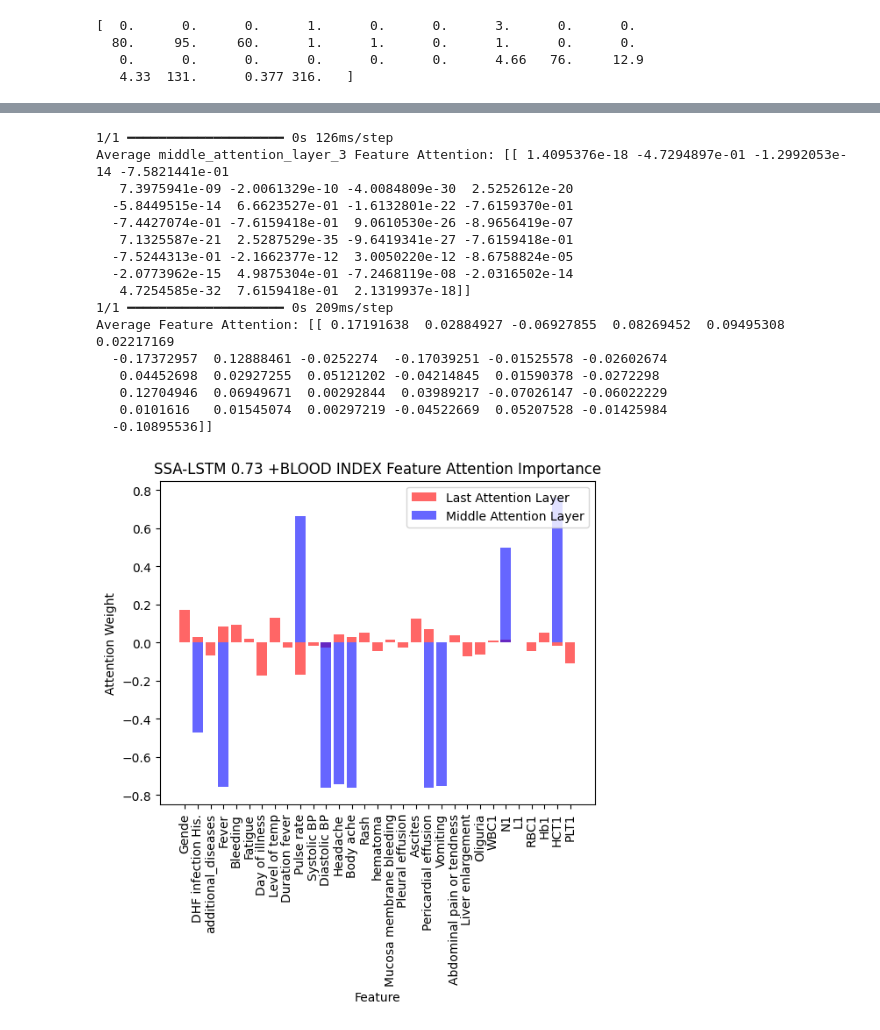
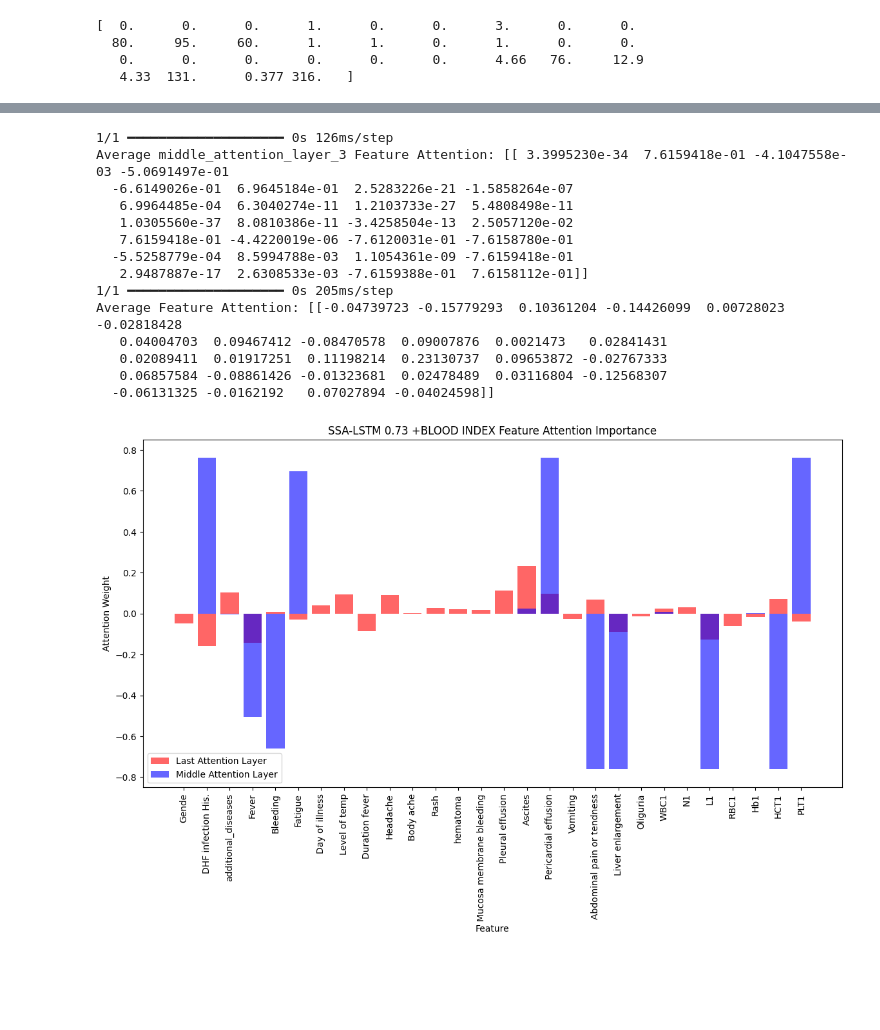
Before and after one commit to khnam-ng/SevereDengueFever, a Jupyter notebook: notebooks/LSTM.ipynb, the cells around one changed output, grey strips where cells are left out. Drawn from its saved outputs; the diff is of its cells as text; code cells hidden in the pictures; blank space fills up the shorter version.

Commit message:
create(plotter): should contains only plots

```diff
--- a/notebooks/LSTM.ipynb
+++ b/notebooks/LSTM.ipynb
@@ -962,7 +962,7 @@ print(df_set.shape)
 # %%
 day_array = []
 indx = ['WBC','N','L','RBC','Hb','HCT','PLT','MPV ']
-for i in range(df_set.shape[0]):
+for i in range(1,10):
     day = df_set.loc[i, 'Day of illness']
     for j in range(len(indx)):
         df_col = indx[j] + str(day)
@@ -1535,13 +1529,13 @@ def create_lstm_with_attention(input_shape, dropout_rate=0.2):
     x = BatchNormalization()(inputs)
     # print("x shape after BatchNormalization:", x.shape)  # Debugging line to check input shape
     # LSTM layer
-    x = LSTM(31, return_sequences=True)(x)
+    x = LSTM(28, return_sequences=True)(x)
     x = SpatialDropout1D(dropout_rate)(x)
 
     # Attention layer
     x = middleAttentionLayer()(x)
 
-    x = LSTM(31, return_sequences=True)(x)
+    x = LSTM(28, return_sequences=True)(x)
     x = SpatialDropout1D(dropout_rate)(x)
     x = AttentionLayer()(x)
 
@@ -1725,59 +1719,57 @@ weighted avg       0.81      0.80      0.80        82
 # %%
 # Example input: (1 sample, 1 time steps, 24 features)
 # example_input = np.random.rand(150, 1, 7).astype(np.float32)
-example_input = x1_test[12].reshape(-1, 1, 31)
+example_input = x1_test[12].reshape(-1, 1, 28)
 middle_attention_layer_3 = Model(inputs=model.input,
-                        outputs=model.get_layer('middle_attention_layer_12').output)
+                        outputs=model.get_layer('middle_attention_layer_1').output)
 
 
 middle_attention_layer_3_output = middle_attention_layer_3.predict(example_input)
 
 middle_attention_layer_3_feature_attention = middle_attention_layer_3_output.mean(axis=1)  # (1, 24)
 print("Average middle_attention_layer_3 Feature Attention:", middle_attention_layer_3_feature_attention)
 
 # sorted_indices_middle_layer = np.argsort(middle_attention_layer_3_feature_attention)[::-1]  # Sort indices in descending order
 # sorted_names_middle_layer = x1_features.to_numpy()[sorted_indices_middle_layer]
 # sorted_scores_middle_layer = middle_attention_layer_3_feature_attention[0][sorted_indices_middle_layer]
 # print('asda',sorted_names_middle_layer)
 
 # ATTENTION LAYER 44
 attention_layer_44 = Model(inputs=model.input,
-                        outputs=model.get_layer('attention_layer_12').output)
+                        outputs=model.get_layer('attention_layer_1').output)
 
 
 attention_layer_44_output = attention_layer_44.predict(example_input)
 # sorted_indices_last_layer = np.argsort(attention_layer_44_output)[::-1]  # Sort indices in descending order
 # sorted_names_last_layer = x1_features.to_numpy()[sorted_indices_last_layer]
 # sorted_scores_last_layer = attention_layer_44_output[0][sorted_indices_last_layer]
 
 print("Average Feature Attention:", attention_layer_44_output)
 
-
-plt.bar(range(31), attention_layer_44_output[0], color='red', alpha=0.6, label ='Last Attention Layer')
-plt.bar(range(31), middle_attention_layer_3_feature_attention[0], color='blue', alpha=0.6, label ='Middle Attention Layer')
-plt.xticks(range(31), [x1_features[i] for i in range(31)], rotation=90)
+plt.figure(figsize=(14, 7))
+plt.bar(range(28), attention_layer_44_output[0], color='red', alpha=0.6, label ='Last Attention Layer')
+plt.bar(range(28), middle_attention_layer_3_feature_attention[0], color='blue', alpha=0.6, label ='Middle Attention Layer')
+plt.xticks(range(28), [x1_features[i] for i in range(28)], rotation=90)
 plt.title("SSA-LSTM 0.73 +BLOOD INDEX Feature Attention Importance")
 plt.ylabel("Attention Weight")
 plt.xlabel("Feature")
 plt.legend()
 plt.ylim(-0.85, 0.85)
 
 plt.show()
 # %% [output]
 1/1 ━━━━━━━━━━━━━━━━━━━━ 0s 126ms/step
-Average middle_attention_layer_3 Feature Attention: [[ 1.4095376e-18 -4.7294897e-01 -1.2992053e-14 -7.5821441e-01
-   7.3975941e-09 -2.0061329e-10 -4.0084809e-30  2.5252612e-20
-  -5.8449515e-14  6.6623527e-01 -1.6132801e-22 -7.6159370e-01
-  -7.4427074e-01 -7.6159418e-01  9.0610530e-26 -8.9656419e-07
-   7.1325587e-21  2.5287529e-35 -9.6419341e-27 -7.6159418e-01
-  -7.5244313e-01 -2.1662377e-12  3.0050220e-12 -8.6758824e-05
-  -2.0773962e-15  4.9875304e-01 -7.2468119e-08 -2.0316502e-14
-   4.7254585e-32  7.6159418e-01  2.1319937e-18]]
-1/1 ━━━━━━━━━━━━━━━━━━━━ 0s 209ms/step
-Average Feature Attention: [[ 0.17191638  0.02884927 -0.06927855  0.08269452  0.09495308  0.02217169
-  -0.17372957  0.12888461 -0.0252274  -0.17039251 -0.01525578 -0.02602674
-   0.04452698  0.02927255  0.05121202 -0.04214845  0.01590378 -0.0272298
-   0.12704946  0.06949671  0.00292844  0.03989217 -0.07026147 -0.06022229
-   0.0101616   0.01545074  0.00297219 -0.04522669  0.05207528 -0.01425984
-  -0.10895536]]
+Average middle_attention_layer_3 Feature Attention: [[ 3.3995230e-34  7.6159418e-01 -4.1047558e-03 -5.0691497e-01
+  -6.6149026e-01  6.9645184e-01  2.5283226e-21 -1.5858264e-07
+   6.9964485e-04  6.3040274e-11  1.2103733e-27  5.4808498e-11
+   1.0305560e-37  8.0810386e-11 -3.4258504e-13  2.5057120e-02
+   7.6159418e-01 -4.4220019e-06 -7.6120031e-01 -7.6158780e-01
+  -5.5258779e-04  8.5994788e-03  1.1054361e-09 -7.6159418e-01
+   2.9487887e-17  2.6308533e-03 -7.6159388e-01  7.6158112e-01]]
+1/1 ━━━━━━━━━━━━━━━━━━━━ 0s 205ms/step
+Average Feature Attention: [[-0.04739723 -0.15779293  0.10361204 -0.14426099  0.00728023 -0.02818428
+   0.04004703  0.09467412 -0.08470578  0.09007876  0.0021473   0.02841431
+   0.02089411  0.01917251  0.11198214  0.23130737  0.09653872 -0.02767333
+   0.06857584 -0.08861426 -0.01323681  0.02478489  0.03116804 -0.12568307
+  -0.06131325 -0.0162192   0.07027894 -0.04024598]]
-[figure, old version]
+[figure, new version]
```
Also changed, not shown: parts of 9 cells of this notebook, 3 other files.
